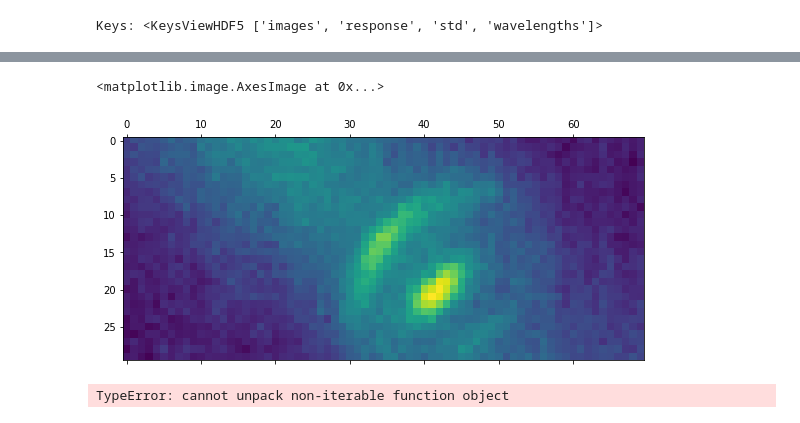
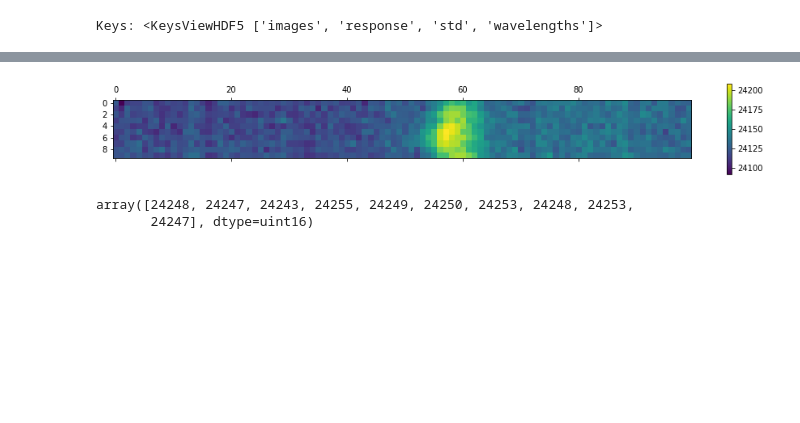
Before and after one commit to Polarization-Lab/IRCSP, a Jupyter notebook: calibration/monochromator/pixel_locate.ipynb, the cells around one changed output, grey strips where cells are left out. Saved outputs shown, nothing was run; the diff lists cells and outputs as text; code cells hidden in the pictures; blank space fills up the shorter version.

Commit message:
new calibration aquisition and analysis functions

```diff
--- a/calibration/monochromator/pixel_locate.ipynb
+++ b/calibration/monochromator/pixel_locate.ipynb
@@ -31,10 +33,18 @@ df
 80 rows × 4 columns
-# %%
-plt.matshow(df["images"][1][140:170,100:170])
-# %% [output]
-<matplotlib.image.AxesImage at 0x...>
-[figure, removed]
+# %%
+
+xmin= 110; xmax=120; ymin=100; ymax=200;
+ROI= [xmin,xmax,ymin,ymax]
+
+
+plt.matshow(df["images"][12][xmin:xmax,ymin:ymax])
+plt.colorbar()
+plt.show()
+# %% [output]
+[figure, added]
 # %%
-[value,loc] = locate_max(dr,'image',2,140,170,)
+[value,loc] = locate_max(df,'images',2,xmin,xmax,ymin,ymax,1)
+value
 # %% [output]
-TypeError: cannot unpack non-iterable function object
+array([24248, 24247, 24243, 24255, 24249, 24250, 24253, 24248, 24253,
+       24247], dtype=uint16)
```
Also changed, not shown: parts of 10 cells of this notebook, 9 other files.
